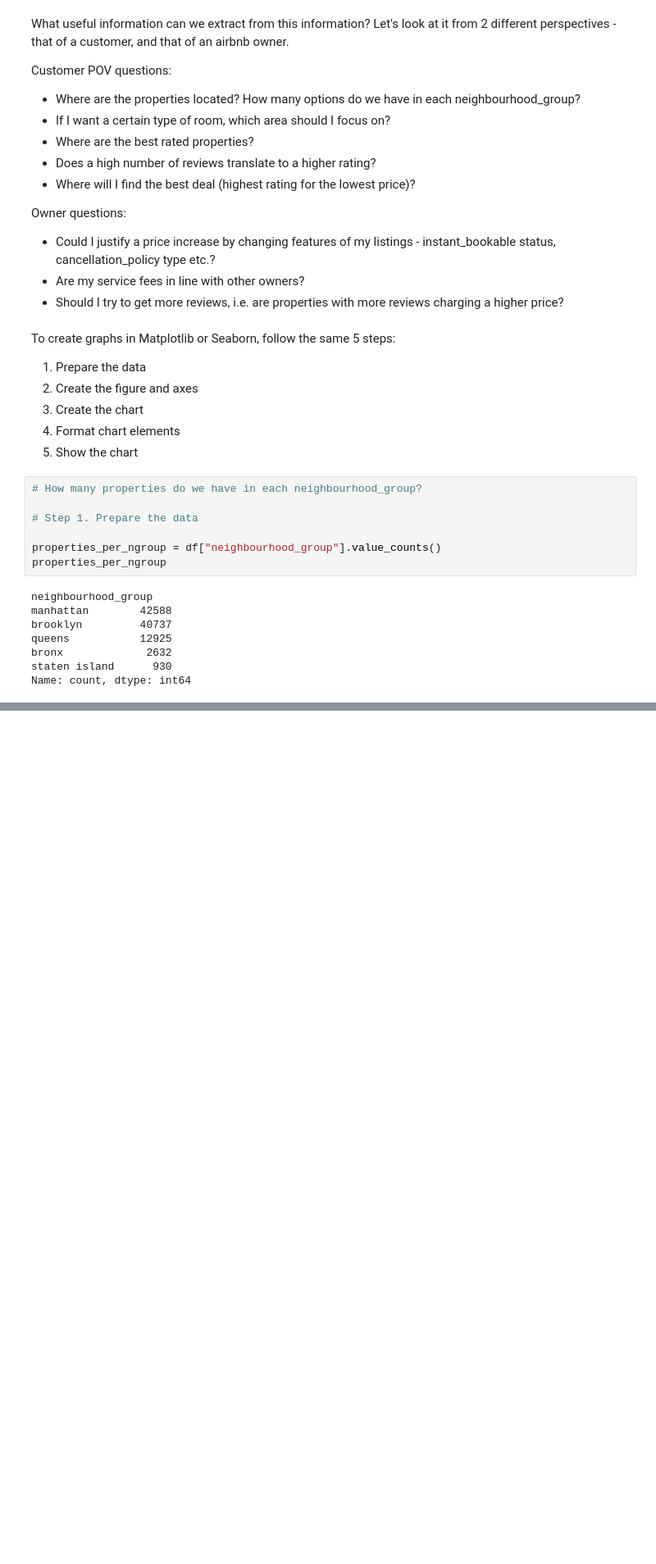
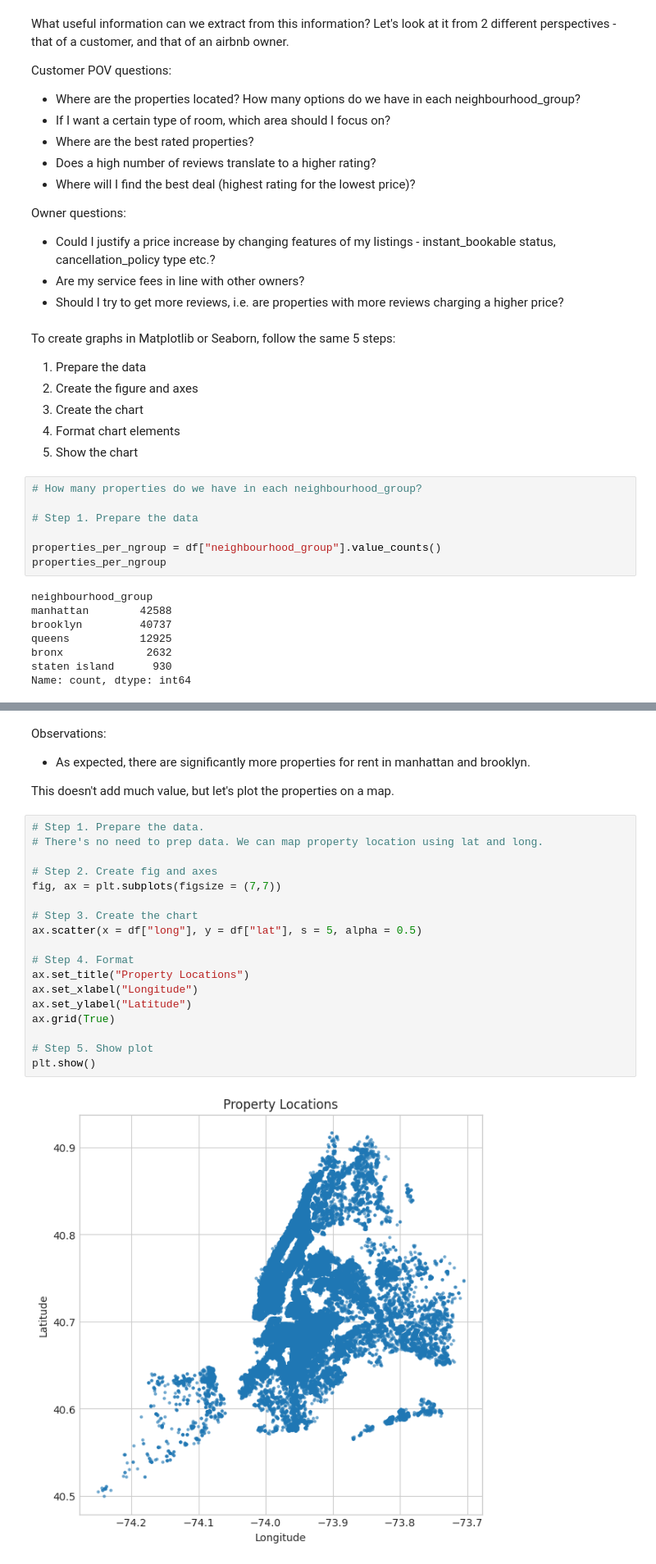
Before and after one commit to mg-ds-portfolio/prj_open_airbnb_data_viz, a Jupyter notebook: notebooks/prj_open_air_bnb_data_viz.ipynb, the cells around one changed output, grey strips where cells are left out. Shown at 82% size. Cells and saved outputs as stored; diff of their text form; blank space fills up the shorter version.

```diff
--- a/notebooks/prj_open_air_bnb_data_viz.ipynb
+++ b/notebooks/prj_open_air_bnb_data_viz.ipynb
@@ -179,0 +211,25 @@ plt.show()
+# %% [markdown]
+Observations:
+- As expected, there are significantly more properties for rent in manhattan and brooklyn.
+
+This doesn't add much value, but let's plot the properties on a map.
+# %%
+# Step 1. Prepare the data.
+# There's no need to prep data. We can map property location using lat and long.
+
+# Step 2. Create fig and axes
+fig, ax = plt.subplots(figsize = (7,7))
+
+# Step 3. Create the chart
+ax.scatter(x = df["long"], y = df["lat"], s = 5, alpha = 0.5)
+
+# Step 4. Format
+ax.set_title("Property Locations")
+ax.set_xlabel("Longitude")
+ax.set_ylabel("Latitude")
+ax.grid(True)
+
+# Step 5. Show plot
+plt.show()
+# %% [output]
+[figure, added]
```
Also changed, not shown: parts of 10 cells of this notebook.
